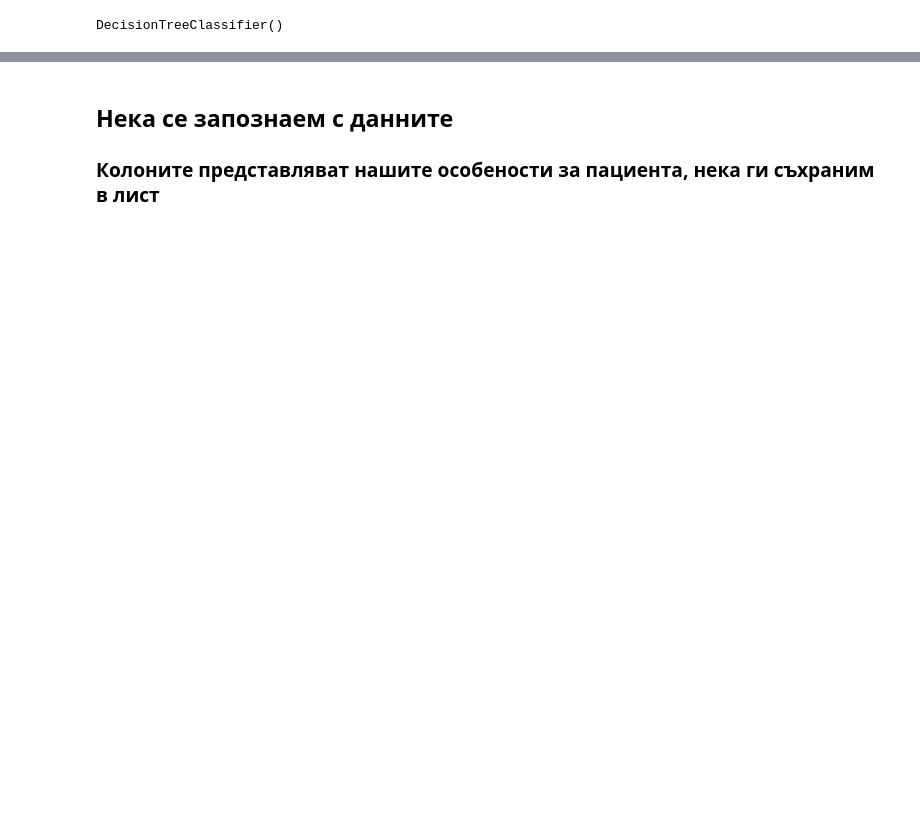
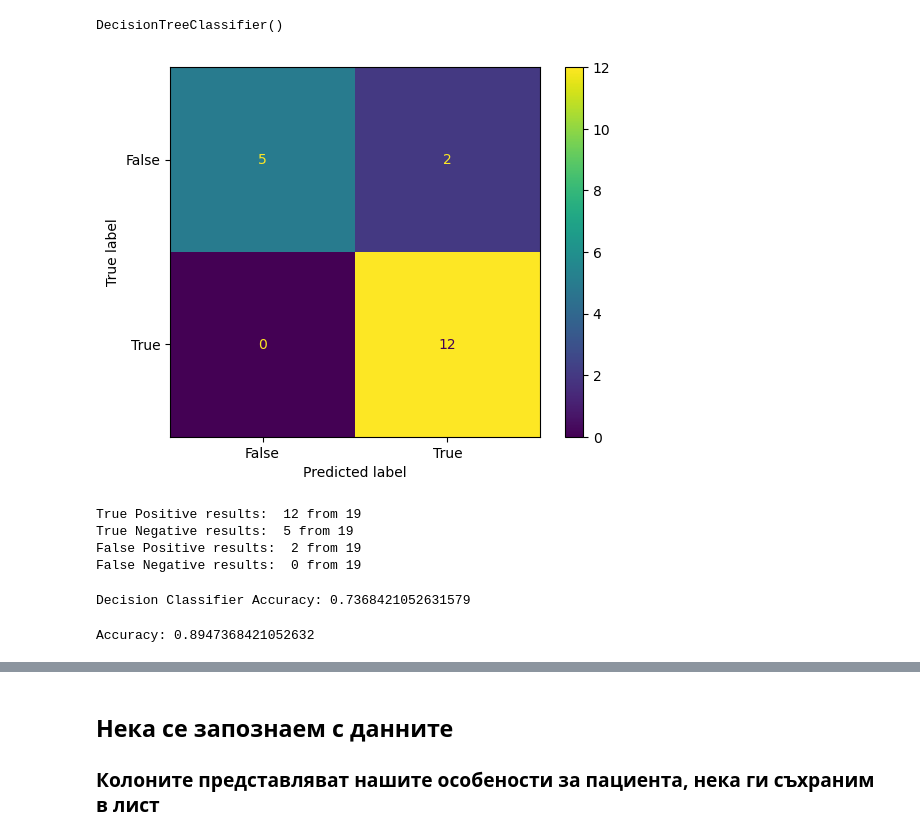
Before and after one commit to BorislavKrumov/colorectal-cancer, a Jupyter notebook: Colorectal Cancer DFS Classification.ipynb, the cells around one changed output, grey strips where cells are left out. Cells and saved outputs as stored; diff of their text form; code cells hidden in the pictures; blank space fills up the shorter version.

```diff
--- a/Colorectal Cancer DFS Classification.ipynb
+++ b/Colorectal Cancer DFS Classification.ipynb
@@ -382,9 +370,7 @@ df_sad_tree
-# %%
-X = df_sad.drop('DFS event', axis=1)
 # %%
-y = df_sad['DFS event']
+y = df_process['DFS event']
 # %%
-X_train, X_test, y_train, y_test = train_test_split(X, y, test_size=0.7,random_state=12)
+X_train, X_test, y_train, y_test = train_test_split(X, y, test_size=0.3,random_state=21)
 # %%
 # Train the decision tree classifier
 clf = DecisionTreeClassifier()
@@ -394,3 +380,33 @@ DecisionTreeClassifier()
 # %%
 # Make predictions on the test set
 y_pred = clf.predict(X_test)
+# %%
+# Calculate the confusion matrix
+conf_matrix = confusion_matrix(y_test, y_pred)
+tn, fp, fn, tp = confusion_matrix(y_test, y_pred).ravel()
+# %%
+cm_display = metrics.ConfusionMatrixDisplay(confusion_matrix = conf_matrix, display_labels = [False, True])
+cm_display.plot()
+plt.show()
+# %% [output]
+[figure, added]
+# %%
+total_predictions = len(y_pred)
+print("True Positive results: ", tp,"from",total_predictions )
+print("True Negative results: ", tn,"from",total_predictions )
+print("False Positive results: ", fp,"from",total_predictions)
+print("False Negative results: ", fn,"from",total_predictions)
+# %% [output]
+True Positive results:  12 from 19
+True Negative results:  5 from 19
+False Positive results:  2 from 19
+False Negative results:  0 from 19
+# %%
+decision_accuracy = accuracy_score(y_test, y_pred)
+accuracy_percentage = accuracy * 100
+accuracy_formatted = "{:.2f}%".format(accuracy_percentage)
+
+print("Decision Classifier Accuracy:", accuracy_formatted)
+print("Decision Classifier Accuracy in percentage:", decision_accuracy)
+# %% [output]
+Decision Classifier Accuracy: 0.7368421052631579
@@ -397,3 +415,23 @@ y_pred = clf.predict(X_test)
+# %%
+# Separate the features and the target variable
+X = df_proceed.drop('DFS event', axis=1)
+y = df_proceed['DFS event']
+
+# Split the data into training and testing sets
+X_train, X_test, y_train, y_test = train_test_split(X, y, test_size=0.3, random_state=13)
+
+# Train the Logistic Regression classifier
+classifier = LogisticRegression(solver='lbfgs', max_iter=1000)
+classifier.fit(X_train, y_train)
+
+# Make predictions on the test set
+y_pred = classifier.predict(X_test)
+
+# Evaluate the classifier's accuracy
+accuracy = accuracy_score(y_test, y_pred)
+print("Accuracy:", accuracy)
+# %% [output]
+Accuracy: 0.8947368421052632
 # %%
 # Calculate the confusion matrix
 tn, fp, fn, tp = confusion_matrix(y_test, y_pred).ravel()
```
Also changed, not shown: parts of 27 cells of this notebook.
